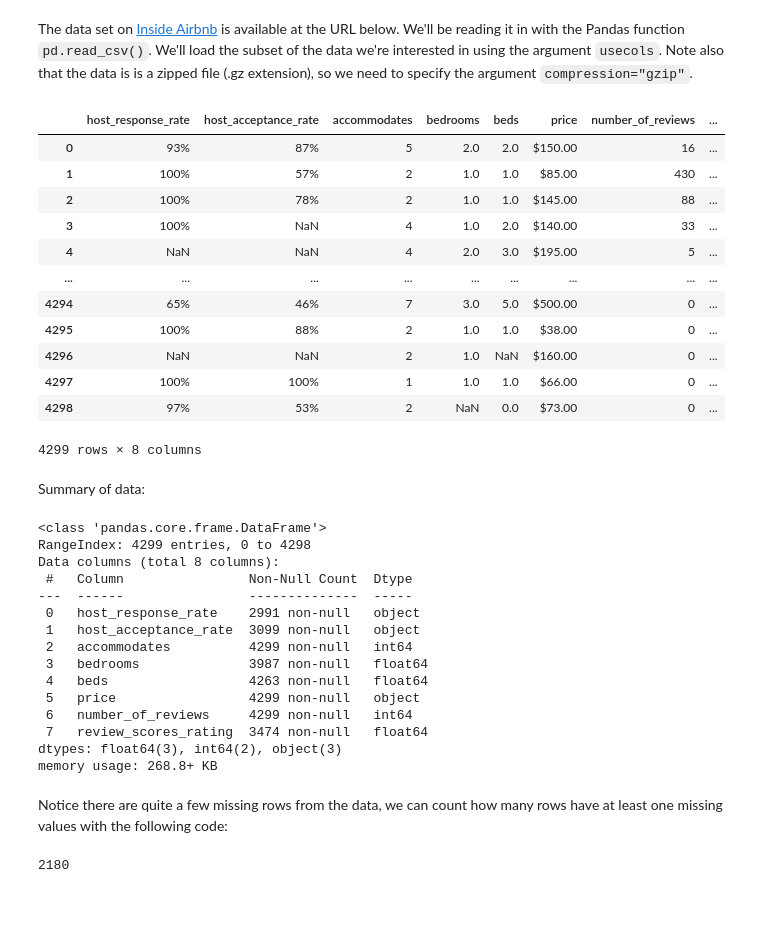
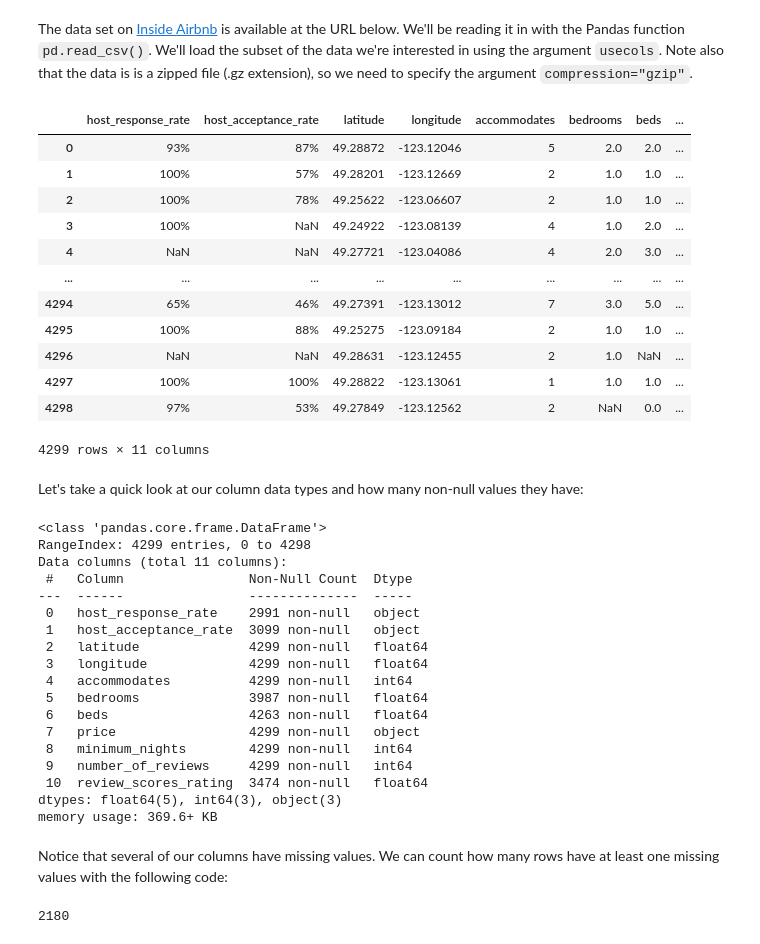
Before and after one commit to UBC-DSCI/dsci-310-example-project, a Jupyter notebook: milestones/project-proposal/analysis.ipynb, the cells around one changed output. Saved outputs shown, nothing was run; the diff lists cells and outputs as text; code cells hidden in the pictures; blank space fills up the shorter version.

```diff
--- a/milestones/project-proposal/analysis.ipynb
+++ b/milestones/project-proposal/analysis.ipynb
@@ -37,46 +39,50 @@ The target variable we which to classify is the property's review score (`review
 The data set on [Inside Airbnb](http://insideairbnb.com/) is available at the URL below. We'll be reading it in with the Pandas function `pd.read_csv()`. We'll load the subset of the data we're interested in using the argument `usecols`. Note also that the data is is a zipped file (.gz extension), so we need to specify the argument `compression="gzip"`.
 # %%
 url = "http://data.insideairbnb.com/canada/bc/vancouver/2021-04-12/data/listings.csv.gz"
-cols = ["host_response_rate", "host_acceptance_rate", "bedrooms", "beds",
-        "accommodates", "price", "review_scores_rating", "number_of_reviews"]
-data = pd.read_csv(url, usecols=cols, compression='gzip')
+cols = ["host_response_rate", "host_acceptance_rate", "latitude", "longitude",
+        "bedrooms", "beds", "minimum_nights", "accommodates", "price",
+        "review_scores_rating", "number_of_reviews"]
+data = pd.read_csv(url, usecols=cols, compression="gzip")
 data
 # %% [output]
-|  | host_response_rate | host_acceptance_rate | accommodates | bedrooms | beds | price | number_of_reviews | ... |
-| 0 | 93% | 87% | 5 | 2.0 | 2.0 | $150.00 | 16 | ... |
-| 1 | 100% | 57% | 2 | 1.0 | 1.0 | $85.00 | 430 | ... |
-| 2 | 100% | 78% | 2 | 1.0 | 1.0 | $145.00 | 88 | ... |
-| 3 | 100% | NaN | 4 | 1.0 | 2.0 | $140.00 | 33 | ... |
-| 4 | NaN | NaN | 4 | 2.0 | 3.0 | $195.00 | 5 | ... |
+|  | host_response_rate | host_acceptance_rate | latitude | longitude | accommodates | bedrooms | beds | ... |
+| 0 | 93% | 87% | 49.28872 | -123.12046 | 5 | 2.0 | 2.0 | ... |
+| 1 | 100% | 57% | 49.28201 | -123.12669 | 2 | 1.0 | 1.0 | ... |
+| 2 | 100% | 78% | 49.25622 | -123.06607 | 2 | 1.0 | 1.0 | ... |
+| 3 | 100% | NaN | 49.24922 | -123.08139 | 4 | 1.0 | 2.0 | ... |
+| 4 | NaN | NaN | 49.27721 | -123.04086 | 4 | 2.0 | 3.0 | ... |
 | ... | ... | ... | ... | ... | ... | ... | ... | ... |
-| 4294 | 65% | 46% | 7 | 3.0 | 5.0 | $500.00 | 0 | ... |
-| 4295 | 100% | 88% | 2 | 1.0 | 1.0 | $38.00 | 0 | ... |
-| 4296 | NaN | NaN | 2 | 1.0 | NaN | $160.00 | 0 | ... |
-| 4297 | 100% | 100% | 1 | 1.0 | 1.0 | $66.00 | 0 | ... |
-| 4298 | 97% | 53% | 2 | NaN | 0.0 | $73.00 | 0 | ... |
+| 4294 | 65% | 46% | 49.27391 | -123.13012 | 7 | 3.0 | 5.0 | ... |
+| 4295 | 100% | 88% | 49.25275 | -123.09184 | 2 | 1.0 | 1.0 | ... |
+| 4296 | NaN | NaN | 49.28631 | -123.12455 | 2 | 1.0 | NaN | ... |
+| 4297 | 100% | 100% | 49.28822 | -123.13061 | 1 | 1.0 | 1.0 | ... |
+| 4298 | 97% | 53% | 49.27849 | -123.12562 | 2 | NaN | 0.0 | ... |
-4299 rows × 8 columns
+4299 rows × 11 columns
 # %% [markdown]
-Summary of data:
+Let's take a quick look at our column data types and how many non-null values they have:
 # %%
 data.info()
 # %% [output]
 <class 'pandas.core.frame.DataFrame'>
 RangeIndex: 4299 entries, 0 to 4298
-Data columns (total 8 columns):
+Data columns (total 11 columns):
  #   Column                Non-Null Count  Dtype
 ---  ------                --------------  -----
  0   host_response_rate    2991 non-null   object
  1   host_acceptance_rate  3099 non-null   object
- 2   accommodates          4299 non-null   int64
- 3   bedrooms              3987 non-null   float64
- 4   beds                  4263 non-null   float64
- 5   price                 4299 non-null   object
- 6   number_of_reviews     4299 non-null   int64
- 7   review_scores_rating  3474 non-null   float64
-dtypes: float64(3), int64(2), object(3)
-memory usage: 268.8+ KB
+ 2   latitude              4299 non-null   float64
+ 3   longitude             4299 non-null   float64
+ 4   accommodates          4299 non-null   int64
+ 5   bedrooms              3987 non-null   float64
+ 6   beds                  4263 non-null   float64
+ 7   price                 4299 non-null   object
+ 8   minimum_nights        4299 non-null   int64
+ 9   number_of_reviews     4299 non-null   int64
+ 10  review_scores_rating  3474 non-null   float64
+dtypes: float64(5), int64(3), object(3)
+memory usage: 369.6+ KB
 # %% [markdown]
-Notice there are quite a few missing rows from the data, we can count how many rows have at least one missing values with the following code:
+Notice that several of our columns have missing values. We can count how many rows have at least one missing values with the following code:
 # %%
 data.isna().any(axis=1).sum()
 # %% [output]
```
Also changed, not shown: parts of 33 cells of this notebook.
